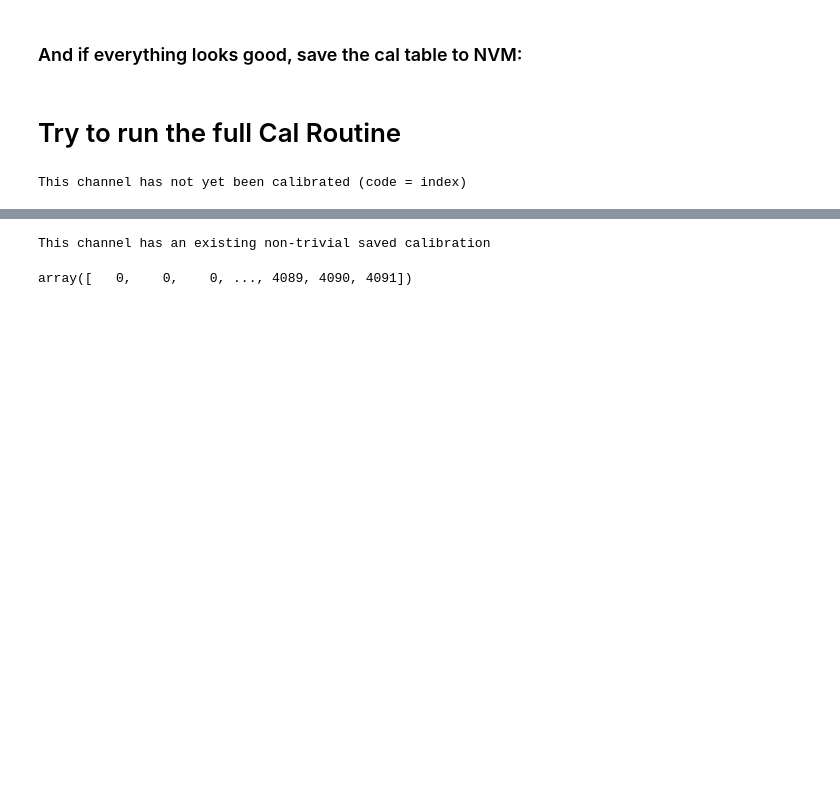
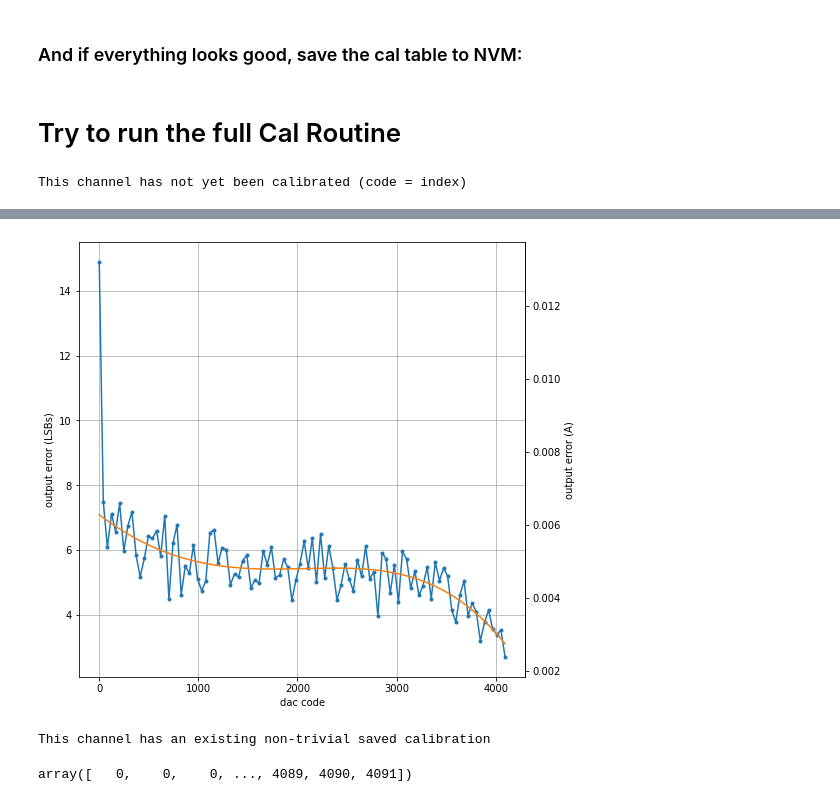
Before and after one commit to abergerSRS/SR542_CalSoftware, a Jupyter notebook: current_output_cal.ipynb, the cells around one changed output, grey strips where cells are left out. Cells and saved outputs as stored; diff of their text form; code cells hidden in the pictures; blank space fills up the shorter version.

```diff
--- a/current_output_cal.ipynb
+++ b/current_output_cal.ipynb
@@ -599,3 +632,7 @@ Save to NVM? (y/n):y
+# %%
+polyLut = ChU.PolyFitLUT(testCodes, V_uncald, 4)
+# %% [output]
+[figure, added]
 # %%
 ChU.DownloadCalData()
 # %% [output]
```
Also changed, not shown: parts of 6 cells of this notebook.
